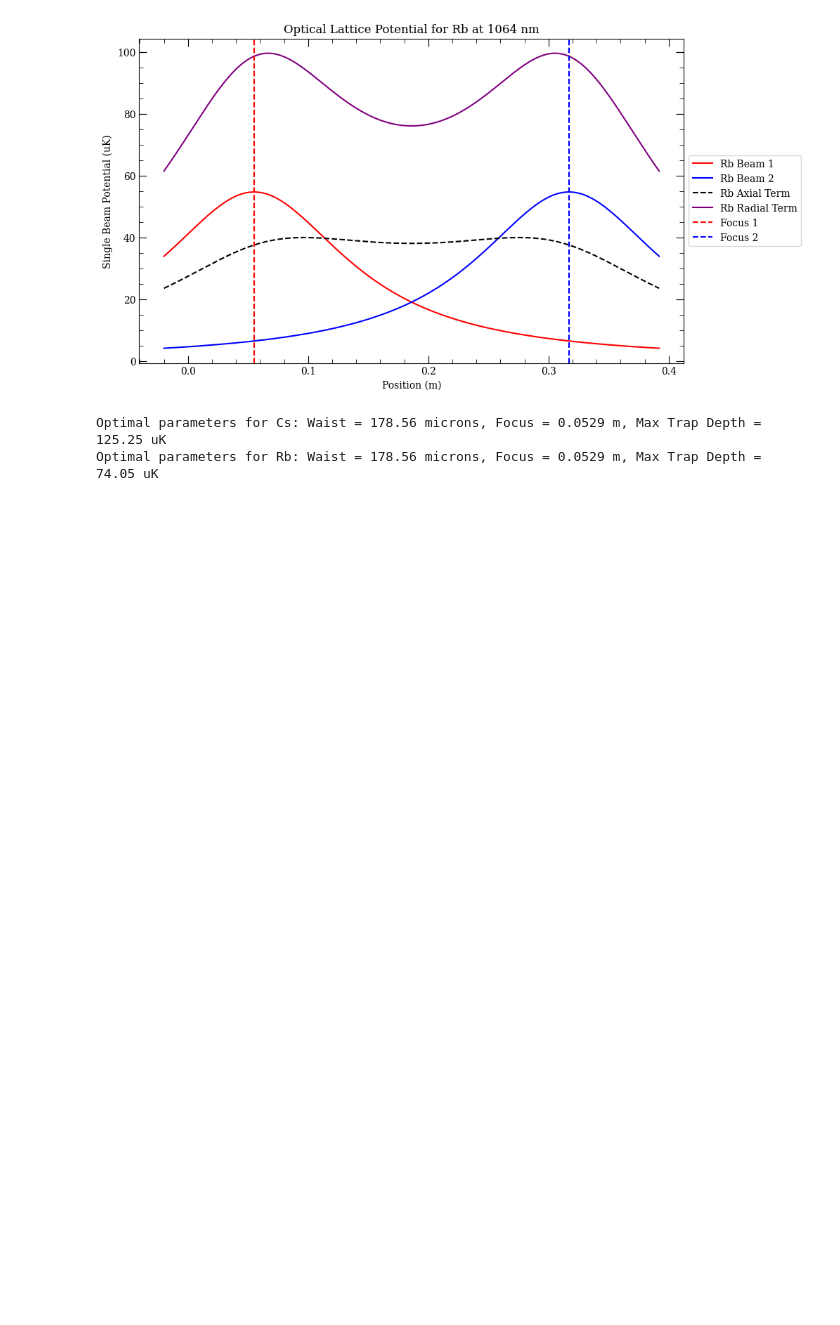
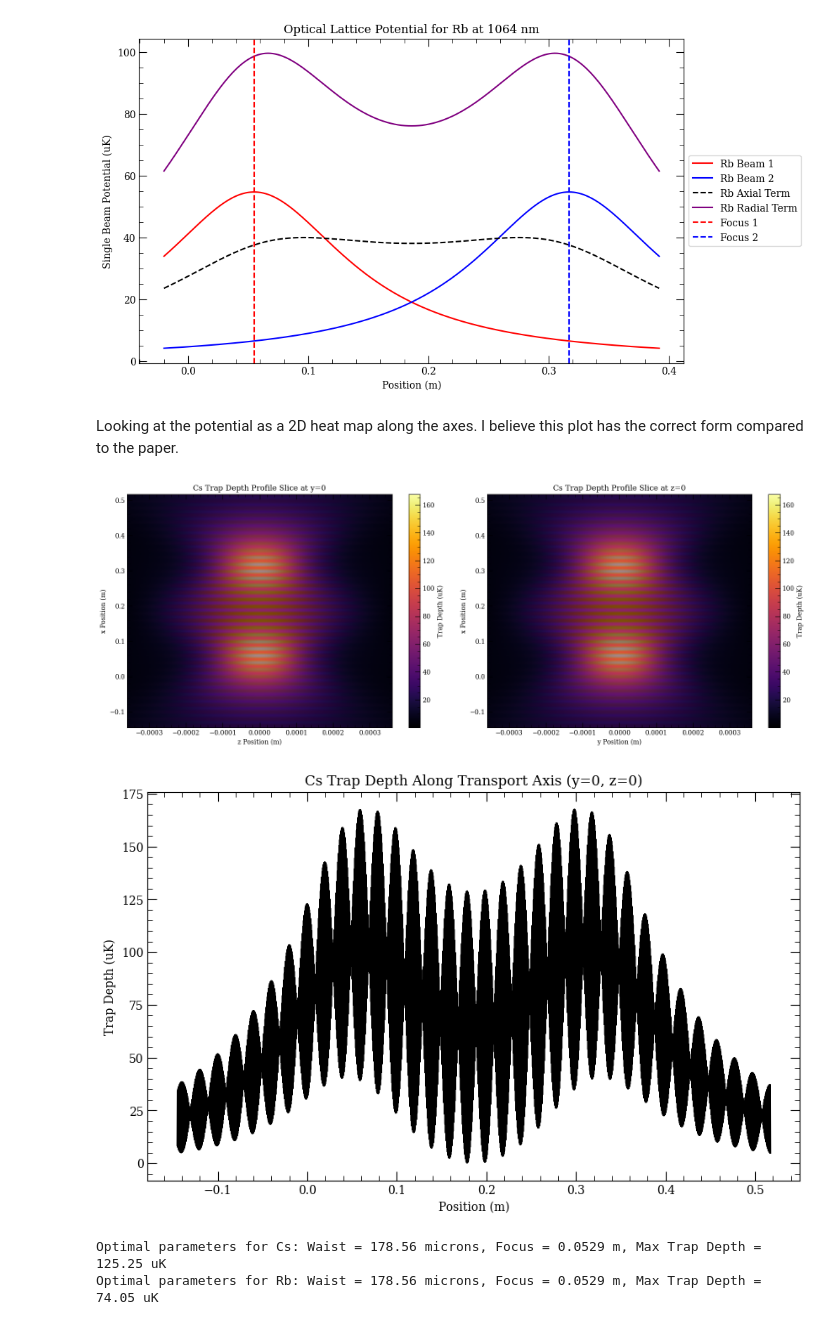
Before and after one commit to Lopez-Santi/RbCs-simulations, a Jupyter notebook: lattice transport/latticeTransport.ipynb, the cells around one changed output. Saved outputs shown, nothing was run; the diff lists cells and outputs as text; code cells hidden in the pictures; blank space fills up the shorter version.

```diff
--- a/lattice transport/latticeTransport.ipynb
+++ b/lattice transport/latticeTransport.ipynb
@@ -140,6 +176,51 @@ plt.show()
 # %% [output]
 [figure]
 [figure]
+# %% [markdown]
+Looking at the potential as a 2D heat map along the axes. I believe this plot has the correct form compared to the paper.
+# %%
+# plot the Cs axial trap potential as a full 3D profile similar to above for Gaussian beam
+power = 18  # power in Watts
+waist = 180e-6  # beam waist in meters
+focus1 = 0.055
+focus2 = 0.372-0.055
+# create a grid of positions in x,y,z
+x = np.linspace(focus1 - 0.2, focus2 + 0.2, 2000)
+y = np.linspace(-2*waist, 2*waist, 100)
+z = np.linspace(-2*waist, 2*waist, 100)
+X, Y, Z = np.meshgrid(x, y, z, indexing='ij')
+pos_array = np.array((X.flatten(), Y.flatten(), Z.flatten()))
+# calculate the intensity profile
+I_profile = two_beam_lattice_intensity(power, waist, pos_array, focus1, focus2)
+U_profile_Cs = odt_depth(I_profile, alpha_Cs_SI) * 1e6  # convert to uK
+U_profile_Cs = U_profile_Cs.reshape(X.shape)
+# visualize a slice of the potential profile at y=0 for z and then z=0 for y side by side
+plt.figure(figsize=(16, 6))
+plt.subplot(1, 2, 1)
+plt.imshow(U_profile_Cs[:, U_profile_Cs.shape[1]//2, :], extent=(z[0], z[-1], x[0], x[-1]), aspect='auto', origin='lower', cmap='inferno')
+plt.colorbar(label='Trap Depth (uK)')
+plt.xlabel('z Position (m)')
+plt.ylabel('x Position (m)')
+plt.title('Cs Trap Depth Profile Slice at y=0')
+plt.subplot(1, 2, 2)
+plt.imshow(U_profile_Cs[:, :, U_profile_Cs.shape[2]//2], extent=(y[0], y[-1], x[0], x[-1]), aspect='auto', origin='lower', cmap='inferno')
+plt.colorbar(label='Trap Depth (uK)')
+plt.xlabel('y Position (m)')
+plt.ylabel('x Position (m)')
+plt.title('Cs Trap Depth Profile Slice at z=0')
+plt.tight_layout()
+plt.show()
+
+# plot a cut along the transport axis at y=0, z=0
+plt.figure(figsize=(10, 6))
+plt.plot(x, U_profile_Cs[:, U_profile_Cs.shape[1]//2, U_profile_Cs.shape[2]//2], 'k-')
+plt.xlabel('Position (m)')
+plt.ylabel('Trap Depth (uK)')
+plt.title('Cs Trap Depth Along Transport Axis (y=0, z=0)')
+plt.show()
+# %% [output]
+[figure, added]
+[figure, added]
 # %%
 # now 2D sweep of beam waist and beam focus positions
 # the start and stop of the atoms is always 0.0 and 0.372
```
Also changed, not shown: parts of 5 cells of this notebook.
